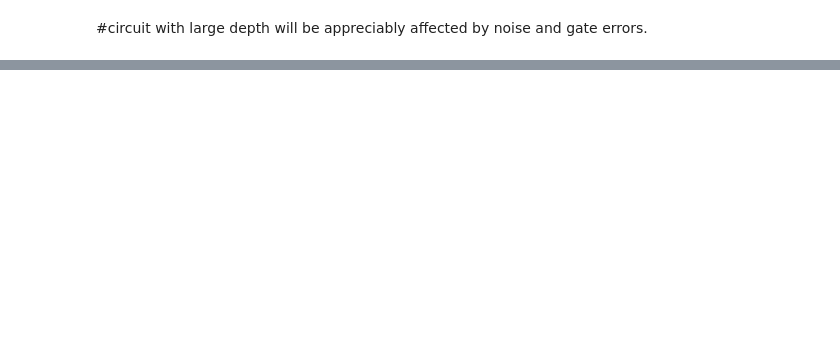
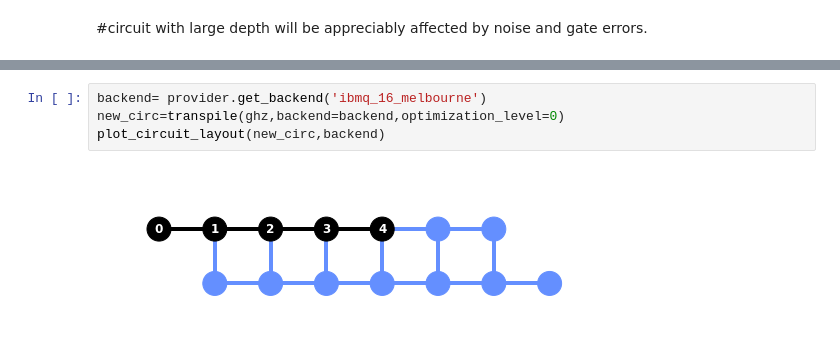
Before and after one commit to shashanka300/QC-practice, a Jupyter notebook: practice/transpiler_basicgates_decompose.ipynb, the cells around one changed output, grey strips where cells are left out. Cells and saved outputs as stored; diff of their text form; blank space fills up the shorter version.

```diff
--- a/practice/transpiler_basicgates_decompose.ipynb
+++ b/practice/transpiler_basicgates_decompose.ipynb
@@ -69,0 +82,6 @@ print(qc.depth(), ',', qc_basis.depth())# no of parallel operations
+# %%
+backend= provider.get_backend('ibmq_16_melbourne')
+new_circ=transpile(ghz,backend=backend,optimization_level=0)
+plot_circuit_layout(new_circ,backend)
+# %% [output]
+[figure, added]
```
Also changed, not shown: parts of 13 cells of this notebook.
